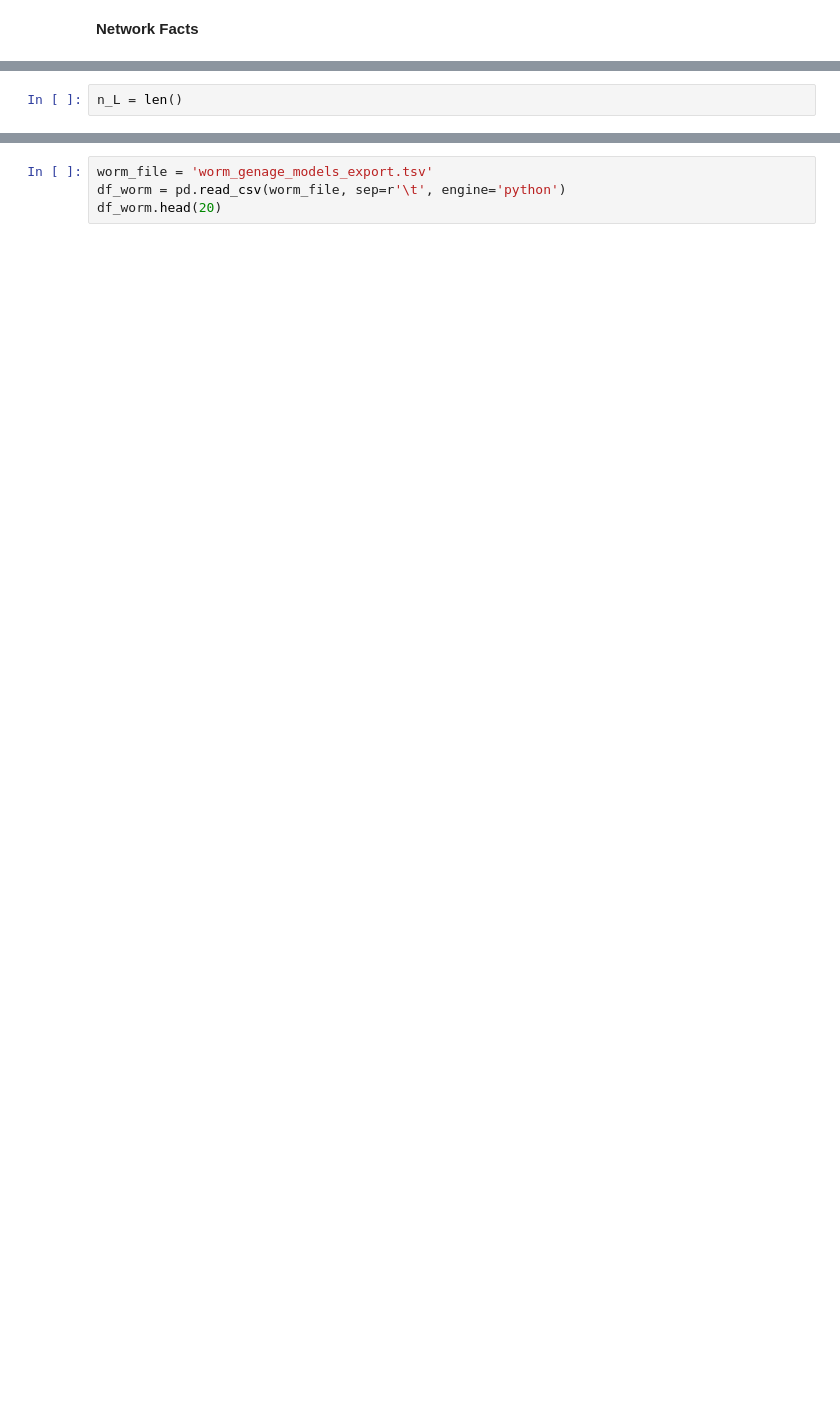
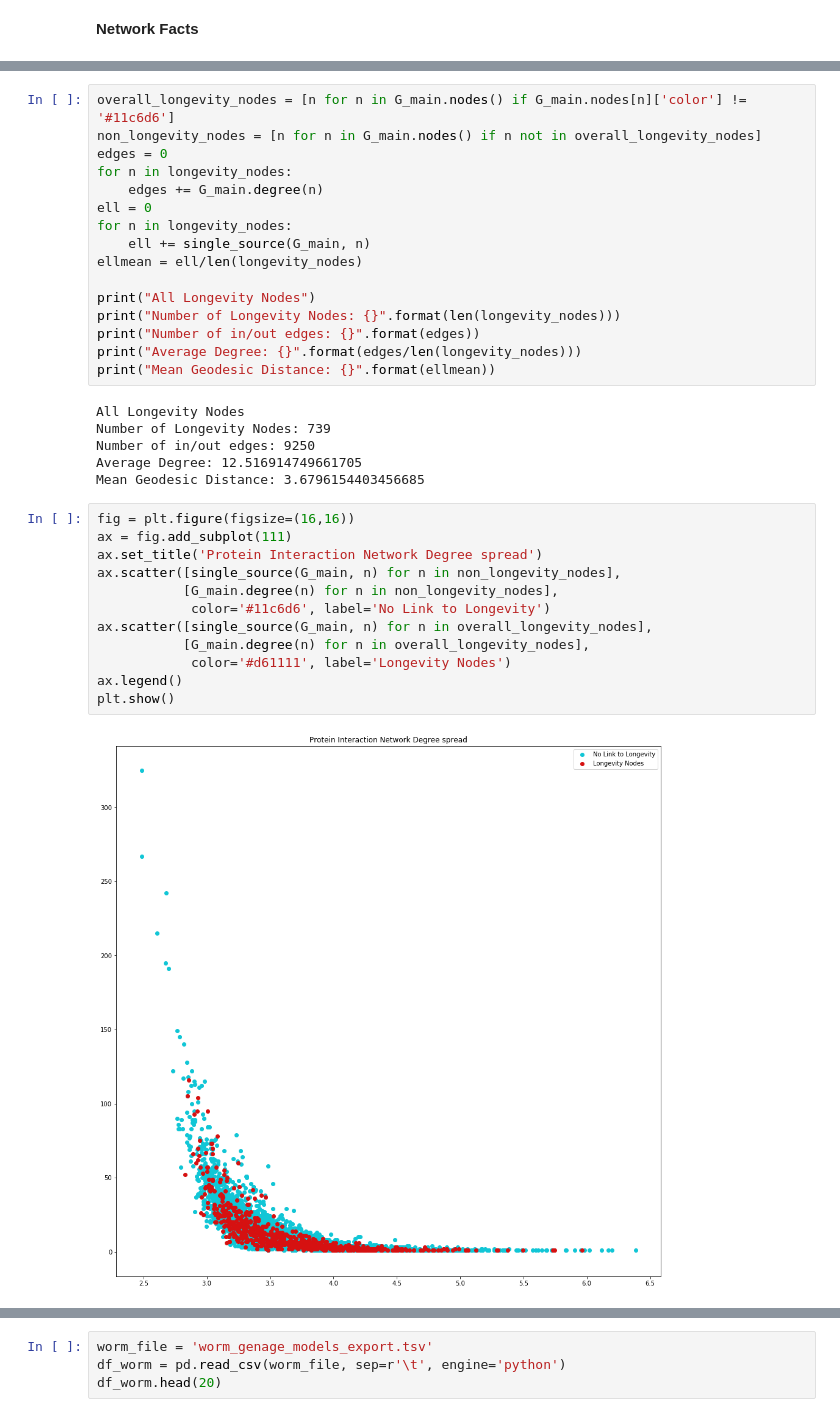
Before and after one commit to JoyMace/HomologousGenes, a Jupyter notebook: Project.ipynb, the cells around one changed output, grey strips where cells are left out. Saved outputs shown, nothing was run; the diff lists cells and outputs as text; blank space fills up the shorter version.

Commit message:
some data deep dive and visualizations

```diff
--- a/Project.ipynb
+++ b/Project.ipynb
@@ -183,2 +195,36 @@ print('Mean Geodesic Distance: {}'.format(ellmean))
-# %%
-n_L = len()
+# %%
+overall_longevity_nodes = [n for n in G_main.nodes() if G_main.nodes[n]['color'] != '#11c6d6']
+non_longevity_nodes = [n for n in G_main.nodes() if n not in overall_longevity_nodes]
+edges = 0
+for n in longevity_nodes:
+    edges += G_main.degree(n)
+ell = 0
+for n in longevity_nodes:
+    ell += single_source(G_main, n)
+ellmean = ell/len(longevity_nodes)
+
+print("All Longevity Nodes")
+print("Number of Longevity Nodes: {}".format(len(longevity_nodes)))
+print("Number of in/out edges: {}".format(edges))
+print("Average Degree: {}".format(edges/len(longevity_nodes)))
+print("Mean Geodesic Distance: {}".format(ellmean))
+# %% [output]
+All Longevity Nodes
+Number of Longevity Nodes: 739
+Number of in/out edges: 9250
+Average Degree: 12.516914749661705
+Mean Geodesic Distance: 3.6796154403456685
+# %%
+fig = plt.figure(figsize=(16,16))
+ax = fig.add_subplot(111)
+ax.set_title('Protein Interaction Network Degree spread')
+ax.scatter([single_source(G_main, n) for n in non_longevity_nodes],
+           [G_main.degree(n) for n in non_longevity_nodes],
+            color='#11c6d6', label='No Link to Longevity')
+ax.scatter([single_source(G_main, n) for n in overall_longevity_nodes],
+           [G_main.degree(n) for n in overall_longevity_nodes],
+            color='#d61111', label='Longevity Nodes')
+ax.legend()
+plt.show()
+# %% [output]
+[figure, added]
```
Also changed, not shown: parts of 8 cells of this notebook, 2 other files.
